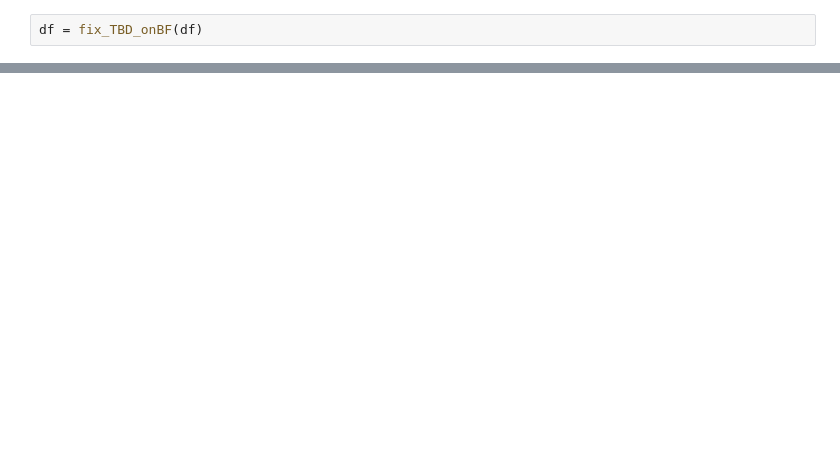
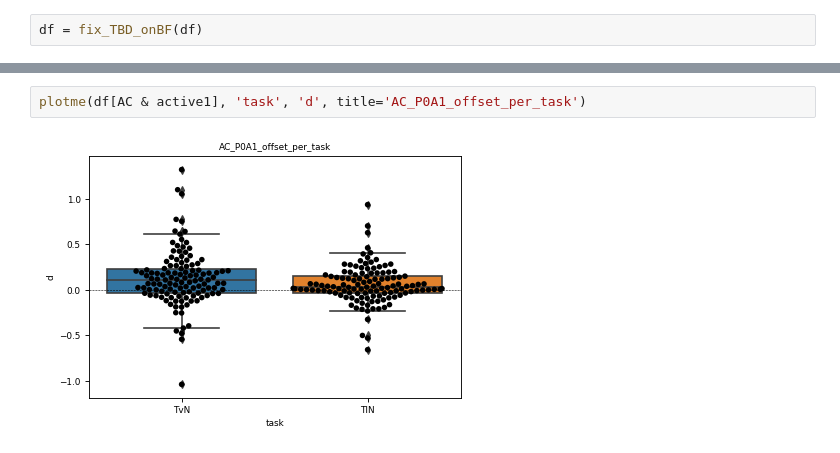
Before and after one commit to nadoss/nems_db, a Jupyter notebook: nems_lbhb/notebooks/ACIC_comparisons/ACIC_comp_DS_SVD_SJS_new.ipynb, the cells around one changed output, grey strips where cells are left out. Saved outputs shown, nothing was run; the diff lists cells and outputs as text; blank space fills up the shorter version.

```diff
--- a/nems_lbhb/notebooks/ACIC_comparisons/ACIC_comp_DS_SVD_SJS_new.ipynb
+++ b/nems_lbhb/notebooks/ACIC_comparisons/ACIC_comp_DS_SVD_SJS_new.ipynb
@@ -155,0 +315,4 @@ plotme(df[AC & active1], 'experimenter', 'g', title='AC_P0A1')
+# %%
+plotme(df[AC & active1], 'task', 'd', title='AC_P0A1_offset_per_task')
+# %% [output]
+[figure, added]
```
Also changed, not shown: parts of 40 cells of this notebook.
